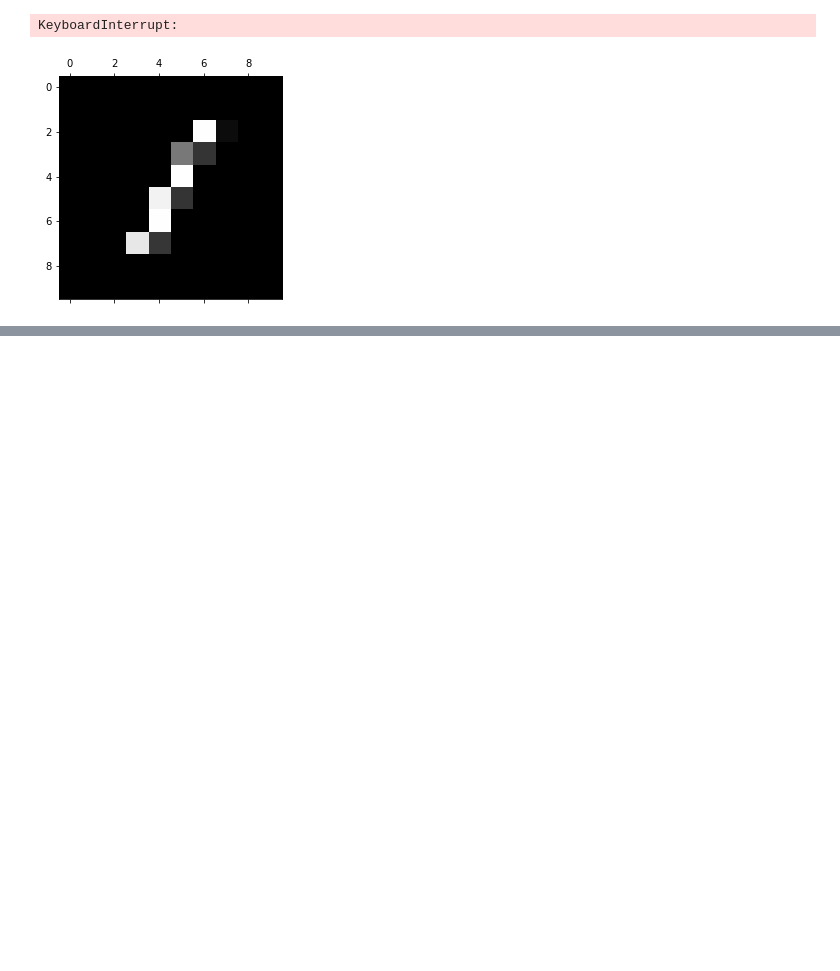
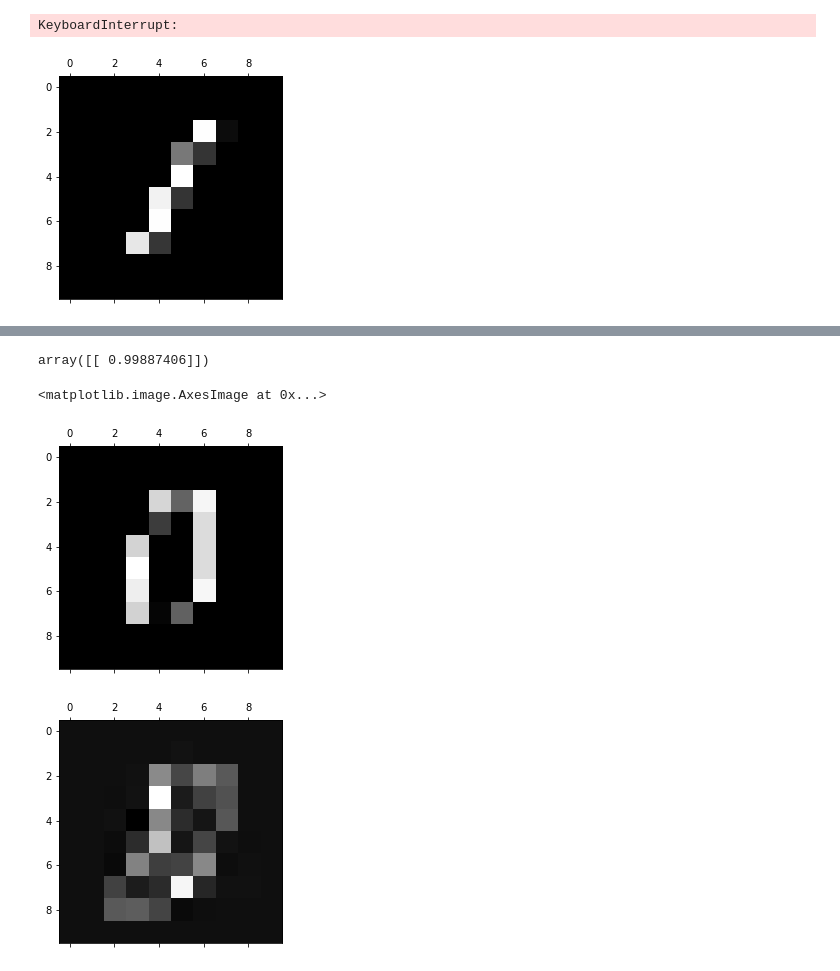
Before and after one commit to lionfish0/GPadversarial, a Jupyter notebook: jupyter/Demo.ipynb, the cells around one changed output, grey strips where cells are left out. Drawn from its saved outputs; the diff is of its cells as text; code cells hidden in the pictures; blank space fills up the shorter version.

```diff
--- a/jupyter/Demo.ipynb
+++ b/jupyter/Demo.ipynb
@@ -208,0 +246,15 @@ KeyboardInterrupt:
+# %%
+advX = testX[1:2,:].copy() #the initial test point we're going to use...
+
+lvm_gp.get_pred(m,m2,advX)
+# %% [output]
+array([[ 0.99887406]])
+# %%
+advsample, latent_advsample, pred = lvm_gp.generate_adversarial_example(m,m2,advX)
+# %%
+plt.matshow(advX.reshape(rawX.shape[1],rawX.shape[2]),cmap='gray')
+plt.matshow(advsample.reshape(rawX.shape[1],rawX.shape[2]),cmap='gray')
+# %% [output]
+<matplotlib.image.AxesImage at 0x...>
+[figure, added]
+[figure, added]
```
Also changed, not shown: parts of 5 cells of this notebook, 1 other file.
